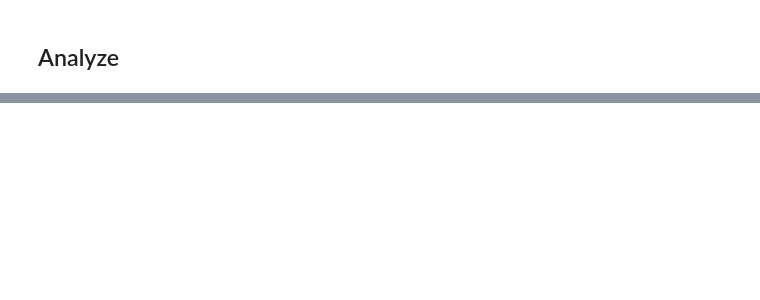
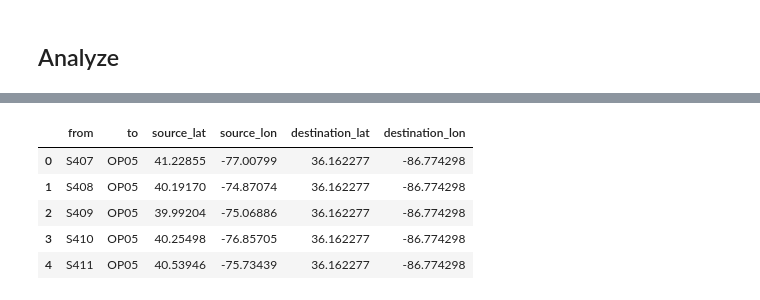
Before and after one commit to apurbasaha398/ewaste, a Jupyter notebook: notebook/prototype.ipynb, the cells around one changed output, grey strips where cells are left out. Cells and saved outputs as stored; diff of their text form; code cells hidden in the pictures; blank space fills up the shorter version.

```diff
--- a/notebook/prototype.ipynb
+++ b/notebook/prototype.ipynb
@@ -1116,6 +1186,7 @@ add_sheet_to_excelbook(output_file_path, "Waste supplier to shredder", waste_to_
 # %%
 shredder_to_oxide_producer = flow_shredder_to_oxide_fixed_charge.gppd.X
-shredder_to_oxide_producer = shredder_to_oxide_producer.unstack(2).sort_index(axis = 1)
+shredder_to_oxide_producer = shredder_to_oxide_producer.unstack(2)
+shredder_to_oxide_producer = shredder_to_oxide_producer.loc[~(shredder_to_oxide_producer==0).all(axis=1)]
 shredder_to_oxide_producer = shredder_to_oxide_producer[year_index].reset_index()
 add_sheet_to_excelbook(output_file_path, "Shredder to oxide producer", shredder_to_oxide_producer)
 # %%
@@ -1269,0 +1379,15 @@ add_sheet_to_excelbook(output_file_path, "Waste Source Coordinates", selected_wa
+# %%
+shredder_oxide_producer_coordinates = pd.DataFrame.from_dict(
+    {"from": shredder_to_oxide_producer["from"],
+     "to": shredder_to_oxide_producer["to"],
+     }
+)
+shredder_oxide_producer_coordinates = add_coordinates_to_df(shredder_oxide_producer_coordinates, shredders, oxide_producers)
+shredder_oxide_producer_coordinates.head()
+# %% [output]
+|  | from | to | source_lat | source_lon | destination_lat | destination_lon |
+| 0 | S407 | OP05 | 41.22855 | -77.00799 | 36.162277 | -86.774298 |
+| 1 | S408 | OP05 | 40.19170 | -74.87074 | 36.162277 | -86.774298 |
+| 2 | S409 | OP05 | 39.99204 | -75.06886 | 36.162277 | -86.774298 |
+| 3 | S410 | OP05 | 40.25498 | -76.85705 | 36.162277 | -86.774298 |
+| 4 | S411 | OP05 | 40.53946 | -75.73439 | 36.162277 | -86.774298 |
```
Also changed, not shown: parts of 53 cells of this notebook, 7 other files.
